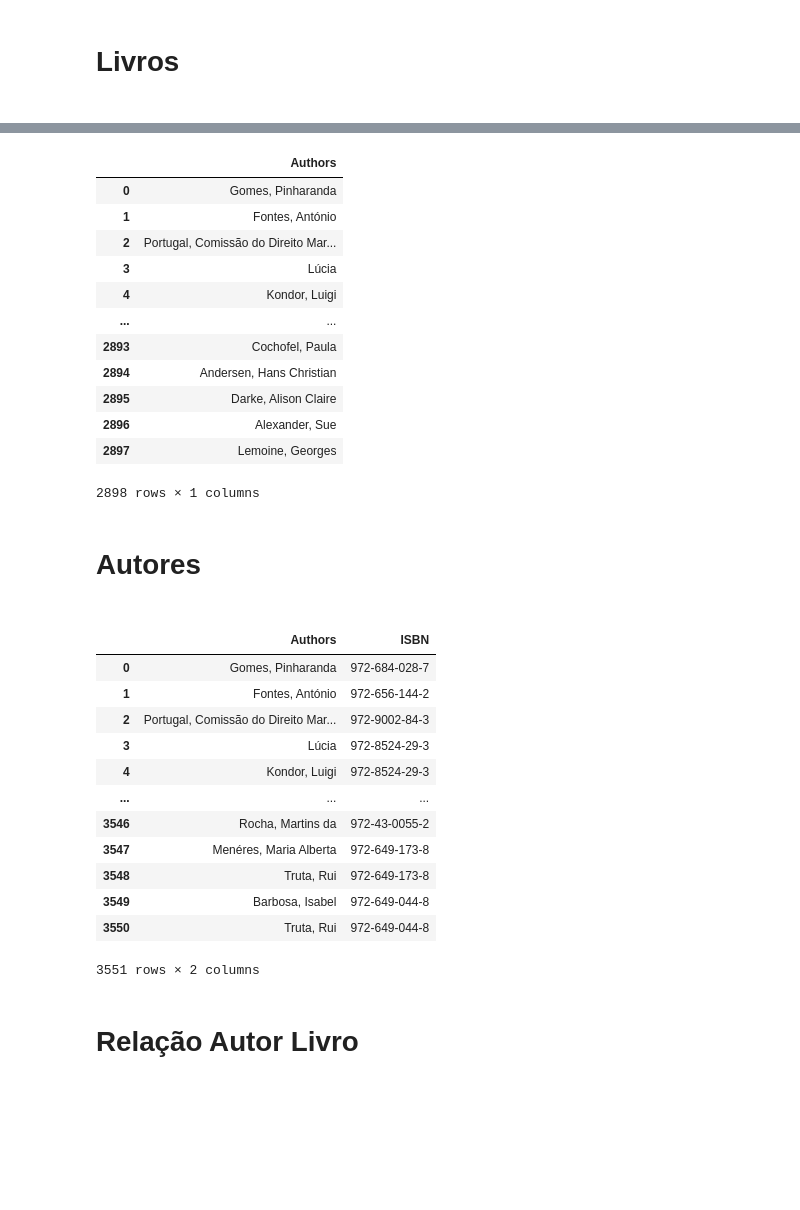
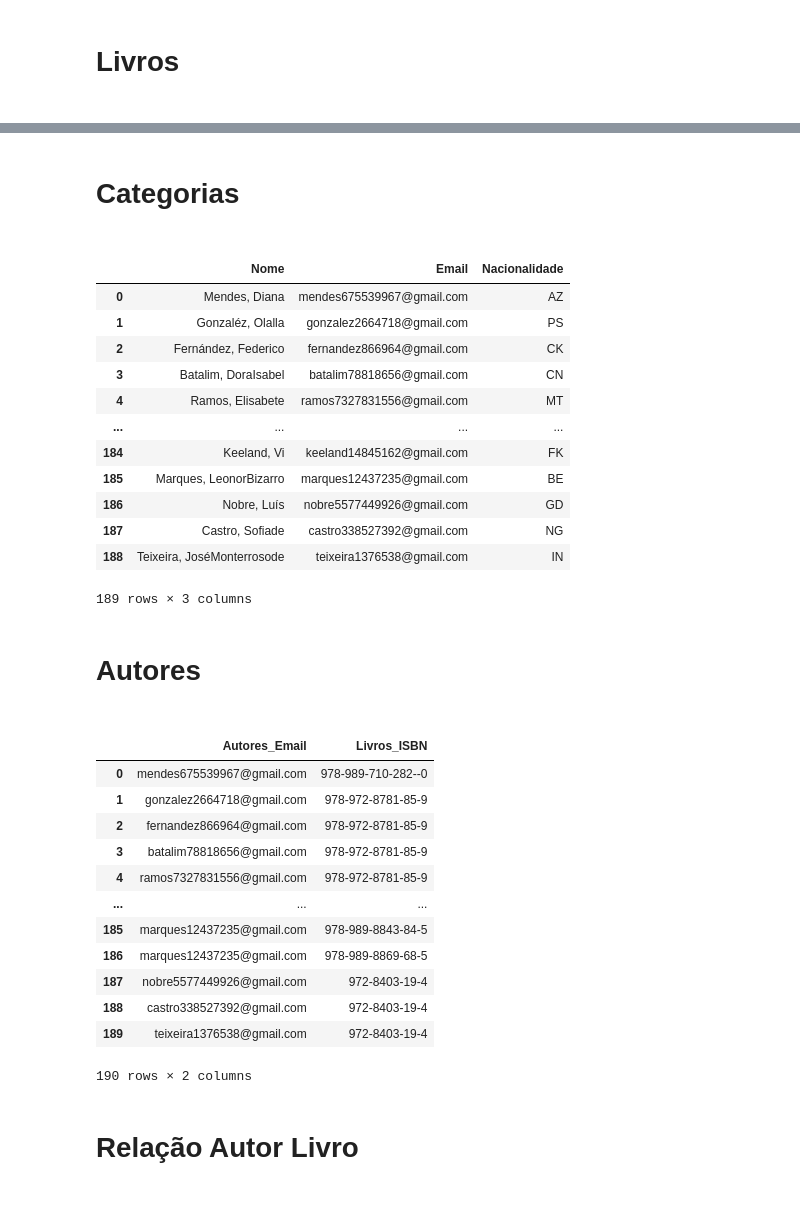
Before and after one commit to nitsuboy/TrabalhoBD-2023_1-Equipe-499142, a Jupyter notebook: gerador/tabelas.ipynb, the cells around one changed output, grey strips where cells are left out. Drawn from its saved outputs; the diff is of its cells as text; code cells hidden in the pictures; blank space fills up the shorter version.

```diff
--- a/gerador/tabelas.ipynb
+++ b/gerador/tabelas.ipynb
@@ -11,5 +11,8 @@ ct = ct.loc[ct['Material type'] == "Book"]
 # %%
-b = ct[["ISBN", "Title","Date of Publication","Name of Publisher","Authors"]].head(2000).reset_index(drop=True)
-fn = pd.read_csv("data/pnomes.csv",encoding='UTF-8',encoding_errors='replace')["pnome"]
-ln = pd.read_csv("data/snomes.csv",encoding='UTF-8',encoding_errors='replace')["snome"]
-un = pd.read_csv("data/usuarios.csv",encoding='UTF-8',encoding_errors='replace')["user"]
+b = ct[["ISBN", "Title","Date of Publication","Name of Publisher","Authors"]].sample(n = 100).reset_index(drop=True)
+fn = pd.read_csv("input/pnomes.csv",encoding="UTF-8",encoding_errors="replace")["pnome"]
+ln = pd.read_csv("input/snomes.csv",encoding="UTF-8",encoding_errors="replace")["snome"]
+un = pd.read_csv("input/usuarios.csv",encoding="UTF-8",encoding_errors="replace")["user"]
+cc = pd.read_csv("input/cc.csv",encoding="UTF-8",encoding_errors="replace")["alpha-2"]
+cu = pd.read_csv("input/cursos.csv",encoding="UTF-8",encoding_errors="replace")["curso"]
+ca = pd.read_csv("input/categorias.csv",encoding="UTF-8",encoding_errors="replace")["categoria"]
@@ -152,40 +189,48 @@ livros
+# %% [markdown]
+<h1>Categorias<h1>
 # %%
 autores = b[["Authors"]].fillna("")
-autores = autores.assign(Authors = autores.Authors.str.split(';')).explode('Authors').drop_duplicates().reset_index(drop=True)
+autores = autores.assign(Authors = autores["Authors"].str.split(";")).explode("Authors").drop_duplicates(keep="last").reset_index(drop=True)
+autores = autores.assign(Authors = autores["Authors"].str.replace(" ","").str.replace(",",", "))
+autores = autores.assign(Email = gg.email(15,autores["Authors"]),
+                         Nacionalidade = gg.rc(cc,autores["Authors"])).\
+                         rename(columns={"Authors" : "Nome"})
 autores
 # %% [output]
-|  | Authors |
-| 0 | Gomes, Pinharanda |
-| 1 | Fontes, António |
-| 2 | Portugal, Comissão do Direito Mar... |
-| 3 | Lúcia |
-| 4 | Kondor, Luigi |
-| ... | ... |
-| 2893 | Cochofel, Paula |
-| 2894 | Andersen, Hans Christian |
-| 2895 | Darke, Alison Claire |
-| 2896 | Alexander, Sue |
-| 2897 | Lemoine, Georges |
+|  | Nome | Email | Nacionalidade |
+| 0 | Mendes, Diana | mendes675539967@gmail.com | AZ |
+| 1 | Gonzaléz, Olalla | gonzalez2664718@gmail.com | PS |
+| 2 | Fernández, Federico | fernandez866964@gmail.com | CK |
+| 3 | Batalim, DoraIsabel | batalim78818656@gmail.com | CN |
+| 4 | Ramos, Elisabete | ramos7327831556@gmail.com | MT |
+| ... | ... | ... | ... |
+| 184 | Keeland, Vi | keeland14845162@gmail.com | FK |
+| 185 | Marques, LeonorBizarro | marques12437235@gmail.com | BE |
+| 186 | Nobre, Luís | nobre5577449926@gmail.com | GD |
+| 187 | Castro, Sofiade | castro338527392@gmail.com | NG |
+| 188 | Teixeira, JoséMonterrosode | teixeira1376538@gmail.com | IN |
-2898 rows × 1 columns
+189 rows × 3 columns
 # %% [markdown]
 <h1>Autores<h1>
 # %%
-ral = b[["Authors","ISBN"]].fillna("")
-ral = ral.assign(Authors = ral.Authors.str.split(';')).explode('Authors').reset_index(drop=True)
+ral = b[["Authors","ISBN"]].fillna("").rename(columns={"Authors" : "Nome"})
+ral = ral.assign(Nome = ral["Nome"].str.split(";")).explode("Nome").reset_index(drop=True)
+ral = ral.assign(Nome = ral["Nome"].str.replace(" ","").str.replace(",",", "))
+ral = pd.merge(autores, ral)[["Email","ISBN"]].rename(columns={"Email" : "Autores_Email","ISBN" : "Livros_ISBN"})
 ral
 # %% [output]
-|  | Authors | ISBN |
-| 0 | Gomes, Pinharanda | 972-684-028-7 |
-| 1 | Fontes, António | 972-656-144-2 |
-| 2 | Portugal, Comissão do Direito Mar... | 972-9002-84-3 |
-| 3 | Lúcia | 972-8524-29-3 |
-| 4 | Kondor, Luigi | 972-8524-29-3 |
+|  | Autores_Email | Livros_ISBN |
+| 0 | mendes675539967@gmail.com | 978-989-710-282--0 |
+| 1 | gonzalez2664718@gmail.com | 978-972-8781-85-9 |
+| 2 | fernandez866964@gmail.com | 978-972-8781-85-9 |
+| 3 | batalim78818656@gmail.com | 978-972-8781-85-9 |
+| 4 | ramos7327831556@gmail.com | 978-972-8781-85-9 |
 | ... | ... | ... |
-| 3546 | Rocha, Martins da | 972-43-0055-2 |
-| 3547 | Menéres, Maria Alberta | 972-649-173-8 |
-| 3548 | Truta, Rui | 972-649-173-8 |
-| 3549 | Barbosa, Isabel | 972-649-044-8 |
-| 3550 | Truta, Rui | 972-649-044-8 |
+| 185 | marques12437235@gmail.com | 978-989-8843-84-5 |
+| 186 | marques12437235@gmail.com | 978-989-8869-68-5 |
+| 187 | nobre5577449926@gmail.com | 972-8403-19-4 |
+| 188 | castro338527392@gmail.com | 972-8403-19-4 |
+| 189 | teixeira1376538@gmail.com | 972-8403-19-4 |
-3551 rows × 2 columns
+190 rows × 2 columns
 # %% [markdown]
 <h1>Relação Autor Livro<h1>
```
Also changed, not shown: parts of 13 cells of this notebook, 10 other files.
